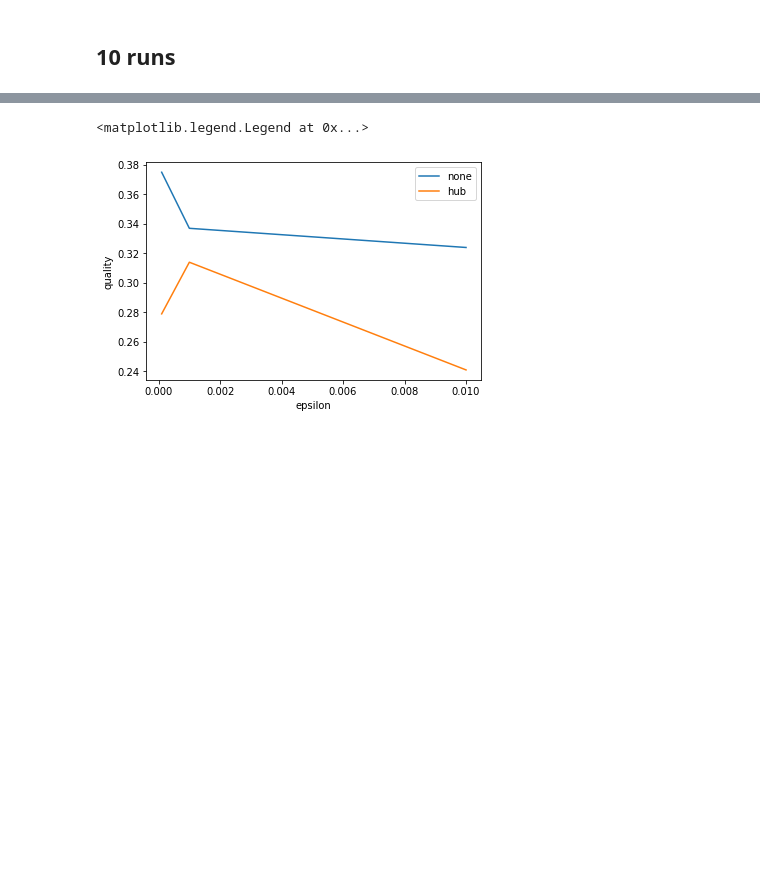
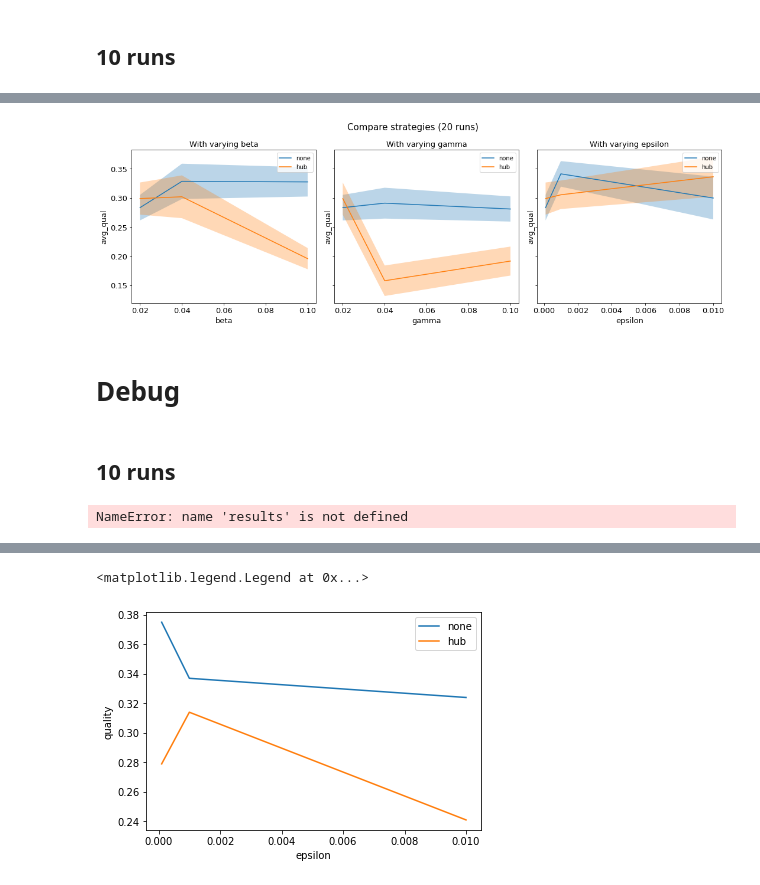
Before and after one commit to btrantruong/Manipulating-Online-Marketplace-of-Ideas, a Jupyter notebook: exps/08042022_synthetic results.ipynb, the cells around one changed output, grey strips where cells are left out. Drawn from its saved outputs; the diff is of its cells as text; code cells hidden in the pictures; blank space fills up the shorter version.

Commit message:
exps for debugging on small network

```diff
--- a/exps/08042022_synthetic results.ipynb
+++ b/exps/08042022_synthetic results.ipynb
@@ -10,4 +71,16 @@ results = pd.read_csv(path, sep='\t')
+# %%
+path = os.path.join(DATA_PATH, '08182022','syntheticnet_sim_results_20runs.csv')
+results = pd.read_csv(path, sep='\t')
+plot_comparison(results, title='Compare strategies (20 runs)')
+# %% [output]
+[figure, added]
+# %% [markdown]
+# Debug
+# %% [markdown]
+## 10 runs
 # %%
-results = results[['strategy','beta', 'gamma', 'epsilon', 'avg_qual']]
+results = results[['strategy','beta', 'gamma', 'epsilon', 'avg_qual', 'qual_std']]
+# %% [output]
+NameError: name 'results' is not defined
 # %%
 results.head()
```
Also changed, not shown: parts of 30 cells of this notebook, 5 other files.
